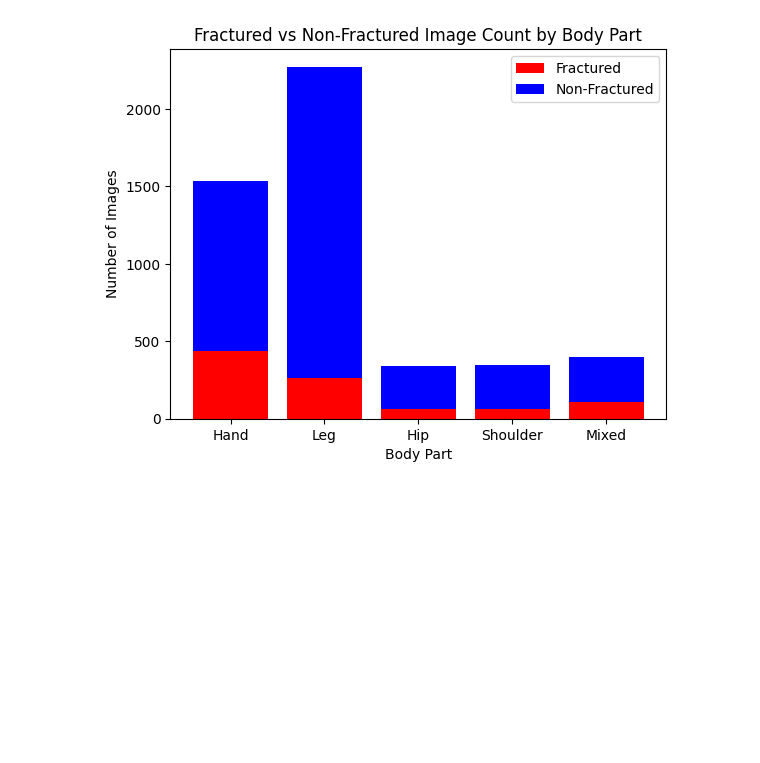
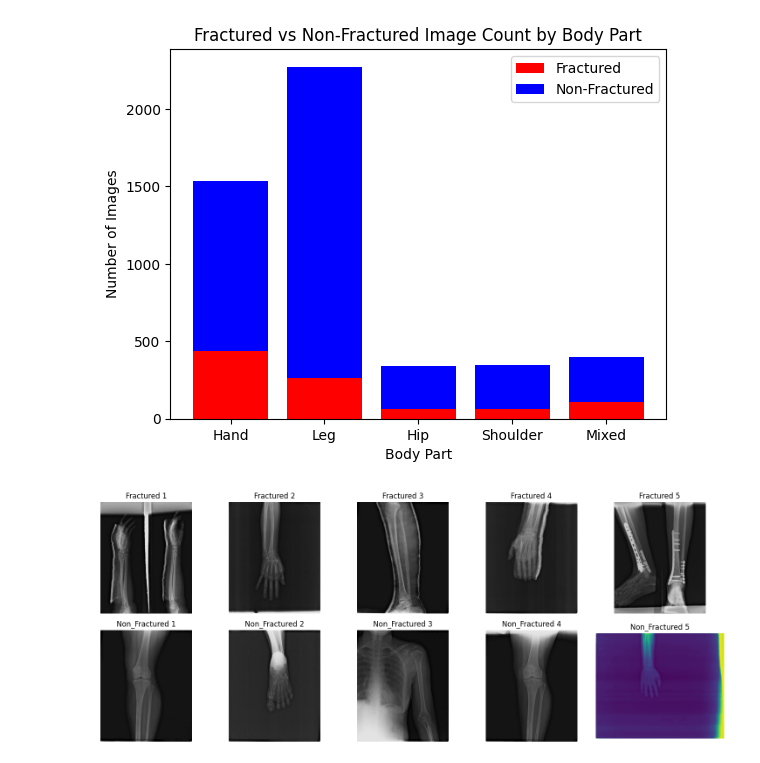
Before and after one commit to hootawsneaks/STINTSYMCO1, a Jupyter notebook: notebook/EDA.ipynb, the cells around one changed output. Cells and saved outputs as stored; diff of their text form; code cells hidden in the pictures; blank space fills up the shorter version.

Commit message:
Added 5 random non seeded fractured and non fractures to eda

```diff
--- a/notebook/EDA.ipynb
+++ b/notebook/EDA.ipynb
@@ -80,5 +76,35 @@ plt.show()
 # %% [output]
 [figure]
 # %%
-fractured_rows = df.filter(df["fractured"] == 1)
-unfractured_rows = df.filter(df["fractured"] == 0)
+fractured_rows = df["image_id"].filter(df["fractured"] == 1)
+nonfractured_rows = df["image_id"].filter(df["fractured"] == 0)
+
+fractured_rows = fractured_rows.sample(n = 5)
+nonfractured_rows = nonfractured_rows.sample(n = 5)
+
+fractured_imgs = []
+
+for img_path in fractured_rows:
+    fractured_imgs.append(Image.open("../FracAtlas/images/Fractured/" + img_path))
+
+nonfractured_imgs = []
+
+for img_path in nonfractured_rows:
+    nonfractured_imgs.append(Image.open("../FracAtlas/images/Non_fractured/" + img_path))
+
+fig, axes = plt.subplots(2, 5, figsize = (15,6))
+
+for i, img in enumerate(fractured_imgs):
+    axes[0, i].imshow(img)
+    axes[0, i].axis("off")
+    axes[0, i].set_title(f"Fractured {i + 1}")
+
+for i, img in enumerate(nonfractured_imgs):
+    axes[1, i].imshow(img)
+    axes[1, i].axis("off")
+    axes[1, i].set_title(f"Non_Fractured {i + 1}")
+
+plt.tight_layout()
+plt.show()
+# %% [output]
+[figure, added]
```
Also changed, not shown: parts of 3 cells of this notebook.
